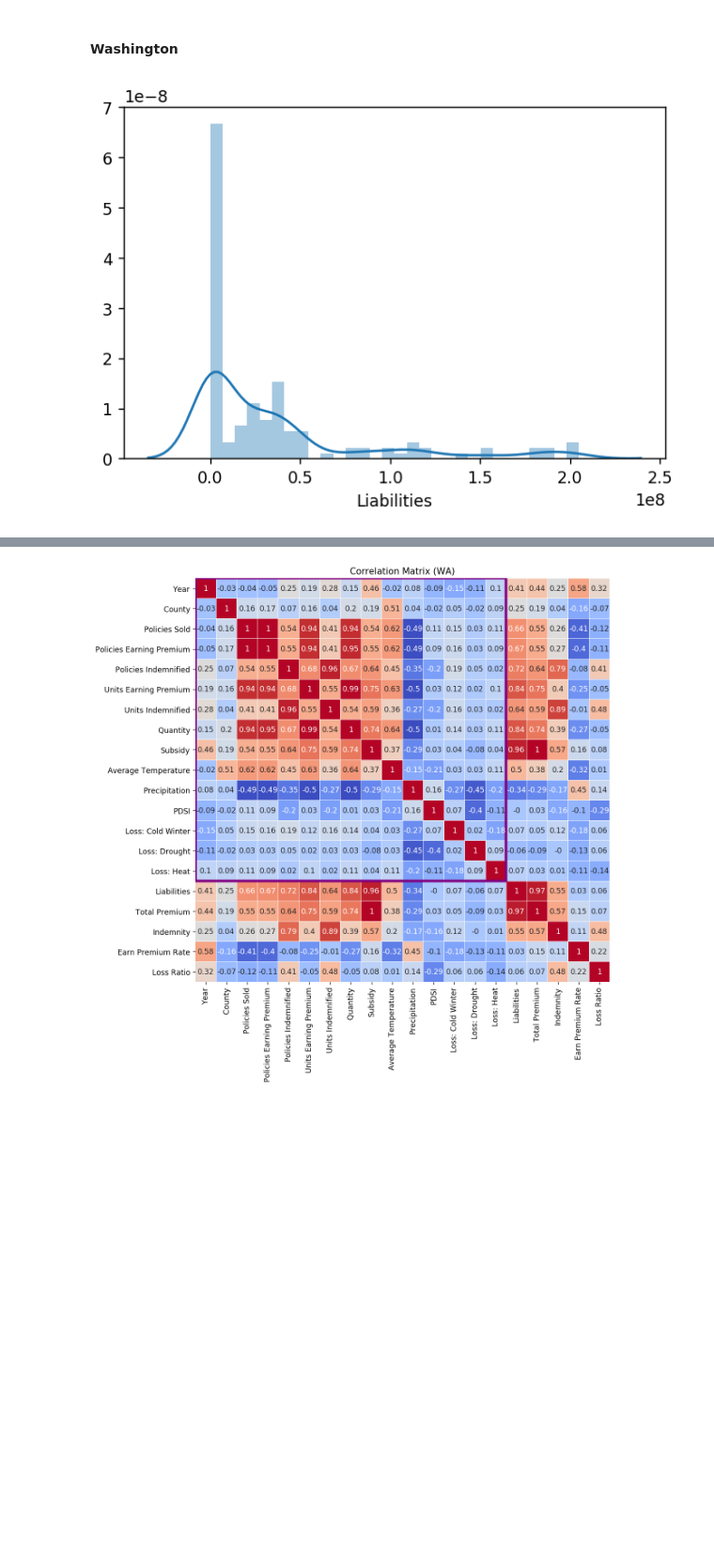
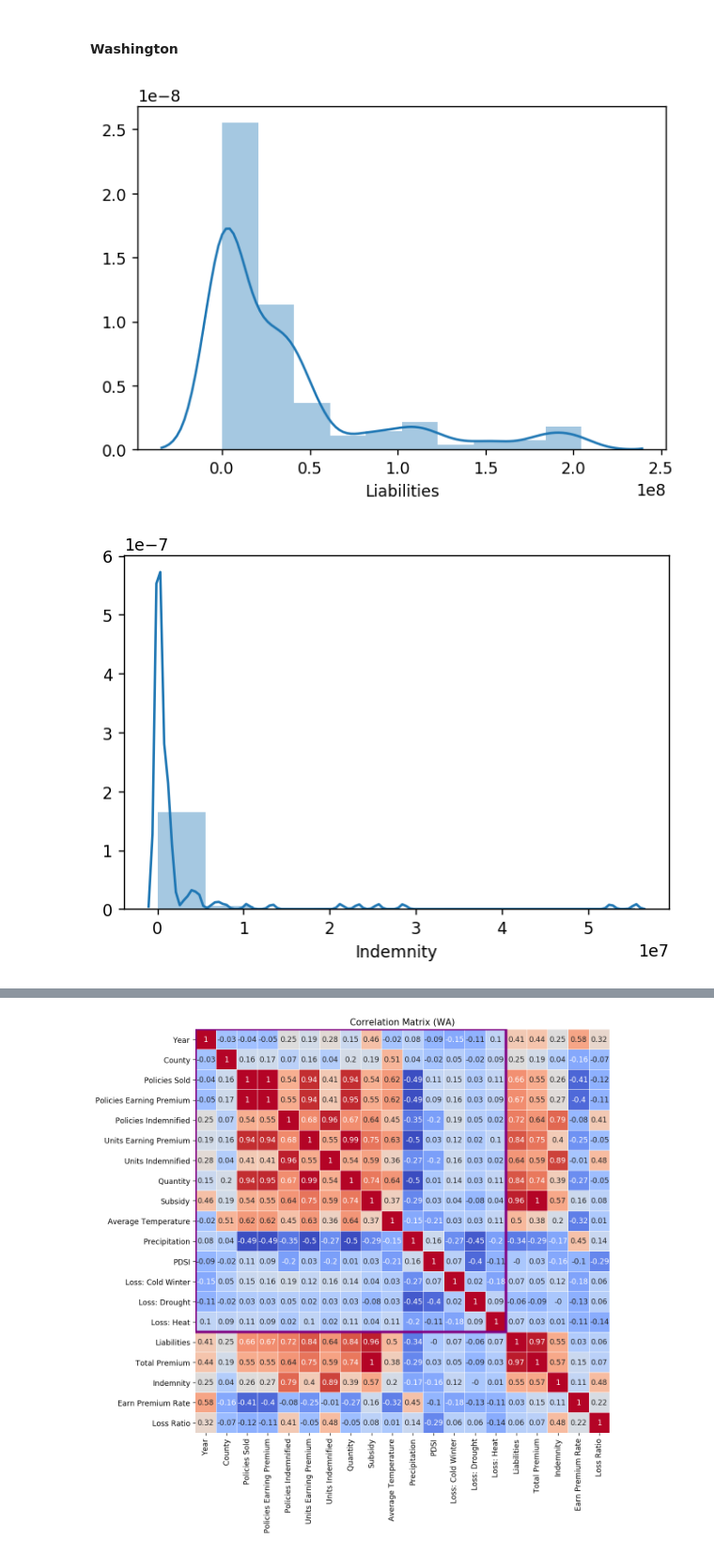
Before and after one commit to asmikumar/wheat-forecasting, a Jupyter notebook: regressions.ipynb, the cells around one changed output, grey strips where cells are left out. Shown at 94% size. Saved outputs shown, nothing was run; the diff lists cells and outputs as text; code cells hidden in the pictures; blank space fills up the shorter version.

```diff
--- a/regressions.ipynb
+++ b/regressions.ipynb
@@ -444,8 +450,13 @@ RMSE is 1094792.6489520676
 R2 score is 0.8865558981842682
 # %% [markdown]
 #### Washington
-# %%
-sns.distplot(targets_WA['Liabilities'], bins=30)
-plt.show()
-# %% [output]
-[figure, removed]
+# %%
+sns.distplot(targets_WA['Liabilities'], bins=10)
+plt.show()
+sns.distplot(targets_WA['Indemnity'], bins=10)
+plt.show()
+sns.distplot(targets_WA['Earn Premium Rate'], bins=10)
+plt.show()
+# %% [output]
+[figure, added]
+[figure, added]
```
Also changed, not shown: parts of 6 cells of this notebook.
